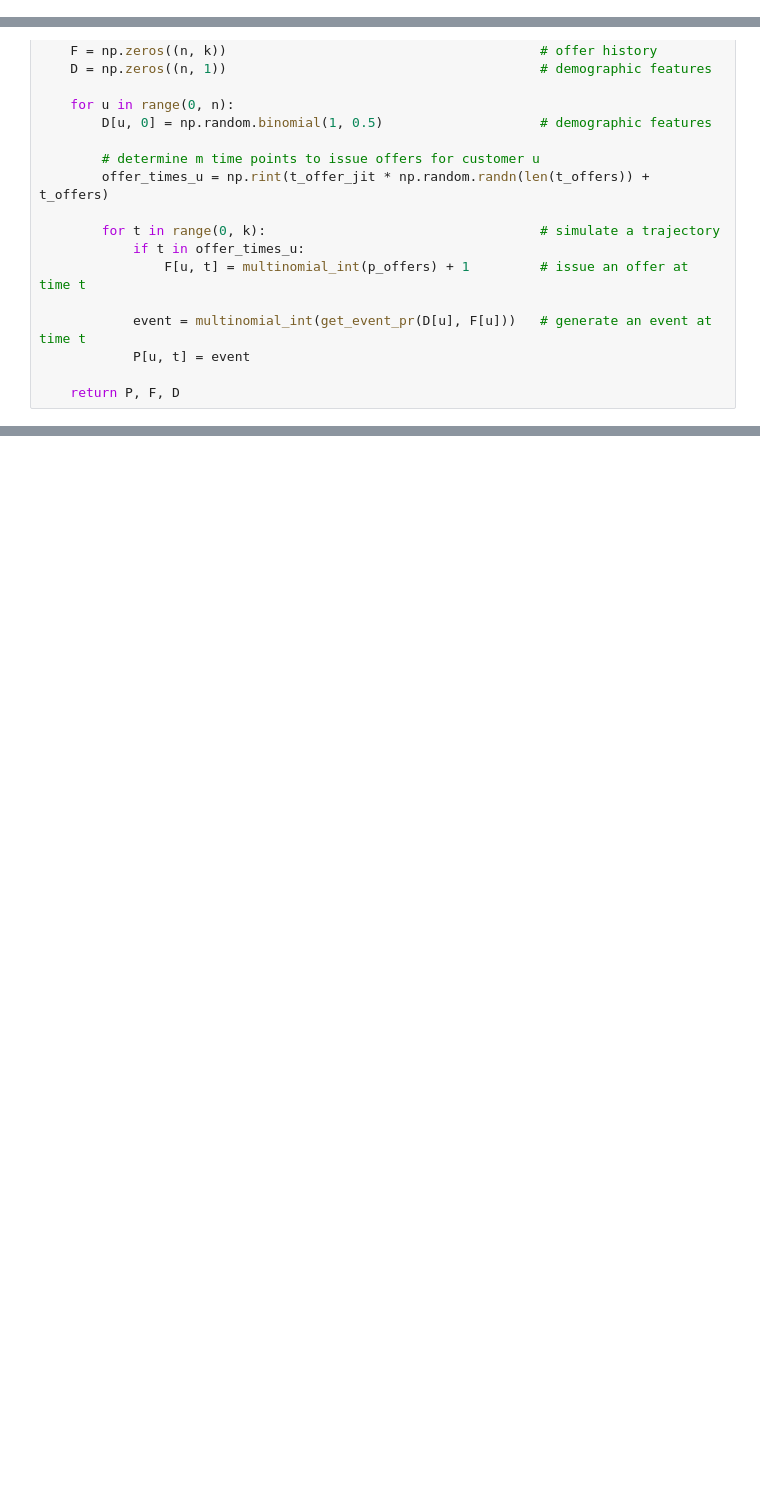
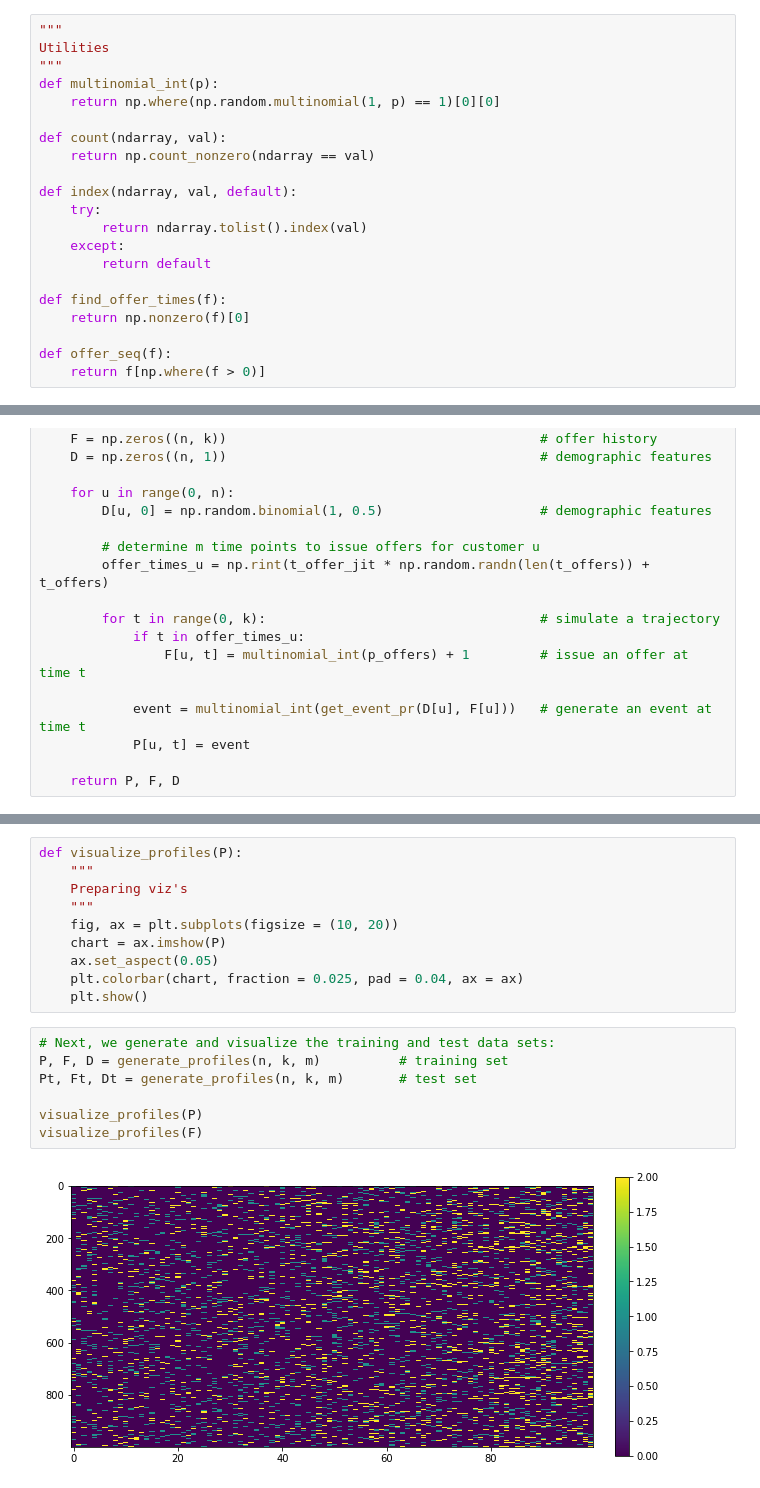
Before and after one commit to duarteharris/next-best-action, a Jupyter notebook: Untitled.ipynb, the cells around one changed output, grey strips where cells are left out. Saved outputs shown, nothing was run; the diff lists cells and outputs as text; blank space fills up the shorter version.

```diff
--- a/Untitled.ipynb
+++ b/Untitled.ipynb
@@ -283,6 +289,27 @@ demographic = [
     0, # young customers
     1  # old customers
 ]
+# %%
+"""
+Utilities
+"""
+def multinomial_int(p):
+    return np.where(np.random.multinomial(1, p) == 1)[0][0]
+
+def count(ndarray, val):
+    return np.count_nonzero(ndarray == val)
+
+def index(ndarray, val, default):
+    try:
+        return ndarray.tolist().index(val)
+    except:
+        return default
+
+def find_offer_times(f):
+    return np.nonzero(f)[0]
+
+def offer_seq(f):
+    return f[np.where(f > 0)]
 # %%
 """
 Next, let's assume that we have some historical data at our disposal to learn the offer
@@ -358,3 +385,22 @@ def get_event_pr(d, f):
         p_events = [0.70, 0.08, 0.22]
 
     return p_events
+# %%
+def visualize_profiles(P):
+    """
+    Preparing viz's
+    """
+    fig, ax = plt.subplots(figsize = (10, 20))
+    chart = ax.imshow(P)
+    ax.set_aspect(0.05)
+    plt.colorbar(chart, fraction = 0.025, pad = 0.04, ax = ax)
+    plt.show()
+# %%
+# Next, we generate and visualize the training and test data sets:
+P, F, D = generate_profiles(n, k, m)          # training set
+Pt, Ft, Dt = generate_profiles(n, k, m)       # test set
+
+visualize_profiles(P)
+visualize_profiles(F)
+# %% [output]
+[figure, added]
```
Also changed, not shown: parts of 13 cells of this notebook.
